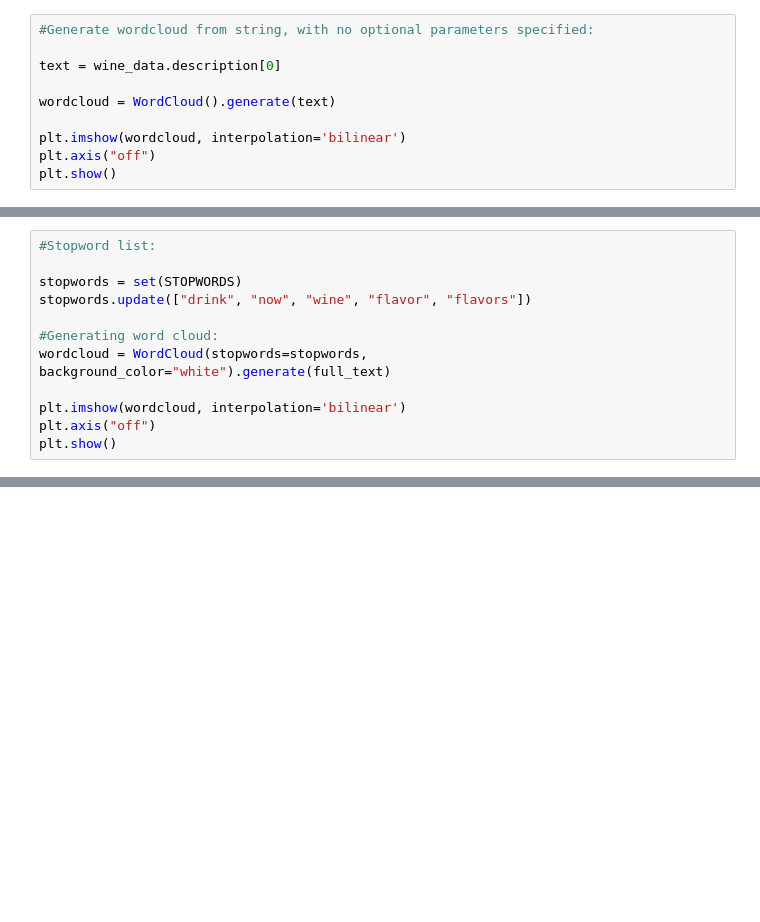
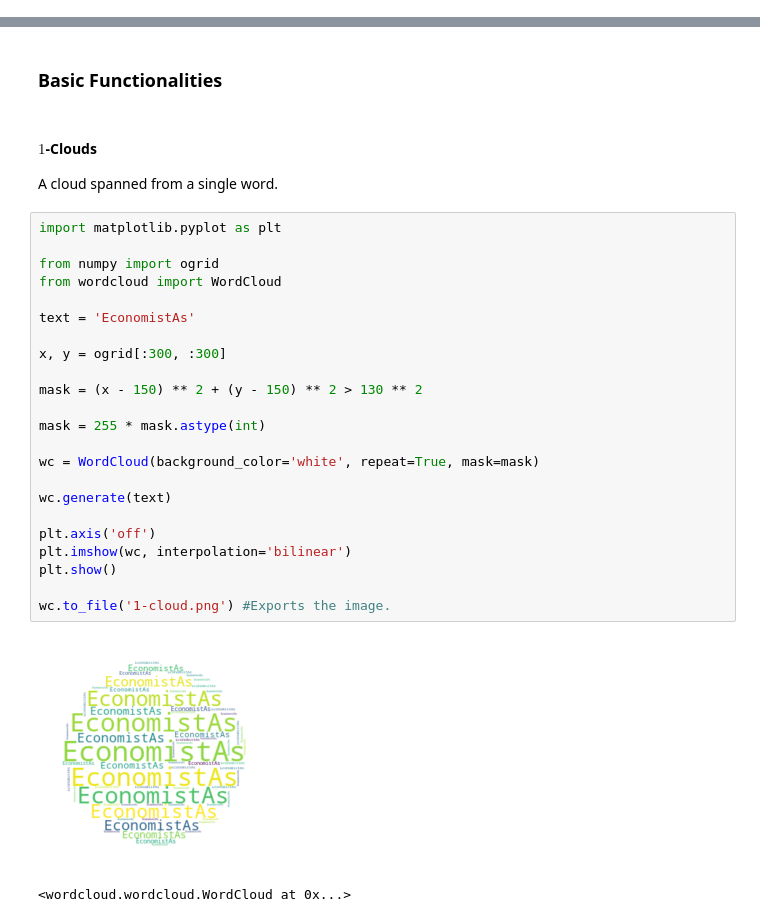
Before and after one commit to tiagobotelh0/wordcloud, a Jupyter notebook: tutorial.ipynb, the cells around one changed output, grey strips where cells are left out. Drawn from its saved outputs; the diff is of its cells as text; blank space fills up the shorter version.

```diff
--- a/tutorial.ipynb
+++ b/tutorial.ipynb
@@ -67,10 +0,0 @@ Text(0, 0.5, 'Number of Wines')
-# %%
-#Generate wordcloud from string, with no optional parameters specified:
-
-text = wine_data.description[0]
-
-wordcloud = WordCloud().generate(text)
-
-plt.imshow(wordcloud, interpolation='bilinear')
-plt.axis("off")
-plt.show()
@@ -109,12 +0,0 @@ There are 31661073 words in the full text. 78294 of those are unique.
-# %%
-#Stopword list:
-
-stopwords = set(STOPWORDS)
-stopwords.update(["drink", "now", "wine", "flavor", "flavors"])
-
-#Generating word cloud:
-wordcloud = WordCloud(stopwords=stopwords, background_color="white").generate(full_text)
-
-plt.imshow(wordcloud, interpolation='bilinear')
-plt.axis("off")
-plt.show()
@@ -122,0 +10,32 @@ plt.show()
+# %% [markdown]
+### Basic Functionalities
+# %% [markdown]
+#### $1$-Clouds
+
+A cloud spanned from a single word.
+# %%
+import matplotlib.pyplot as plt
+
+from numpy import ogrid
+from wordcloud import WordCloud
+
+text = 'EconomistAs'
+
+x, y = ogrid[:300, :300]
+
+mask = (x - 150) ** 2 + (y - 150) ** 2 > 130 ** 2
+
+mask = 255 * mask.astype(int)
+
+wc = WordCloud(background_color='white', repeat=True, mask=mask)
+
+wc.generate(text)
+
+plt.axis('off')
+plt.imshow(wc, interpolation='bilinear')
+plt.show()
+
+wc.to_file('1-cloud.png') #Exports the image.
+# %% [output]
+[figure, added]
+<wordcloud.wordcloud.WordCloud at 0x...>
```
Also changed, not shown: parts of 19 cells of this notebook.
